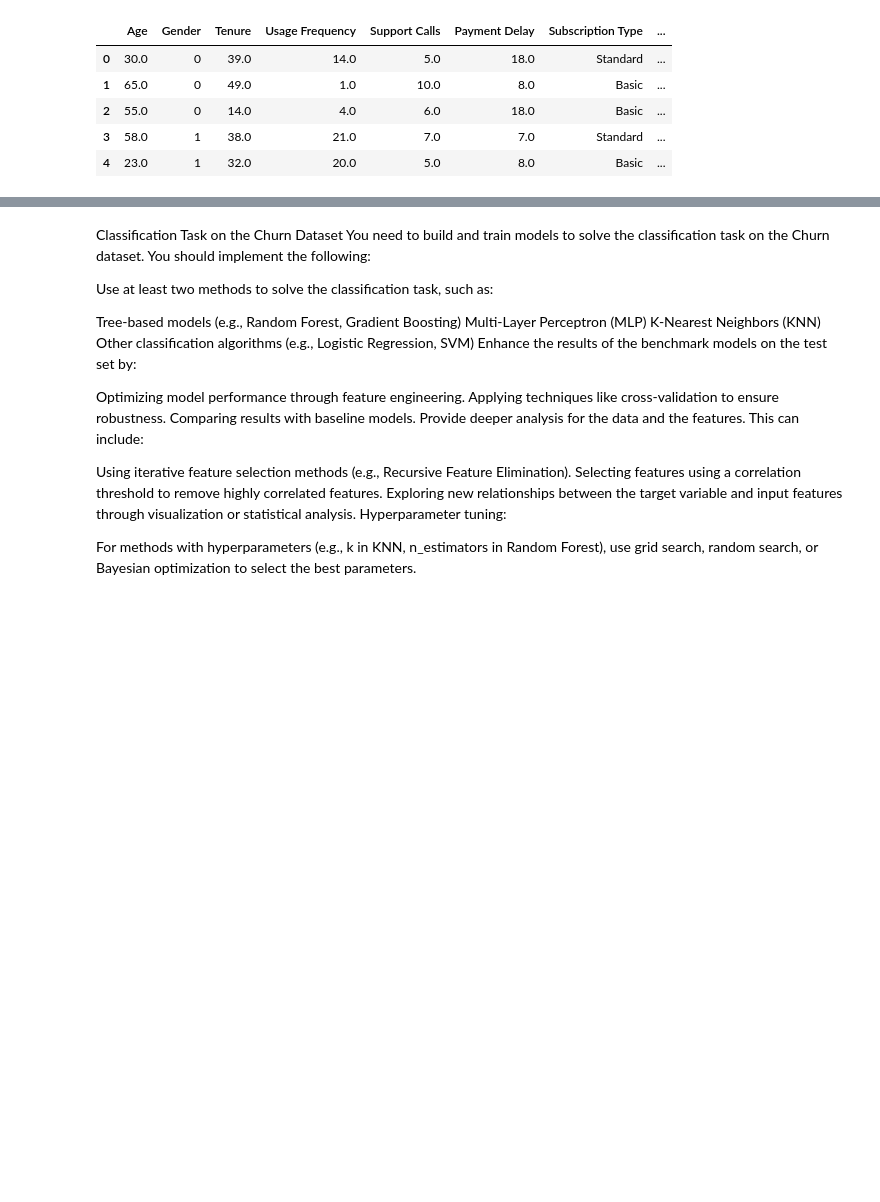
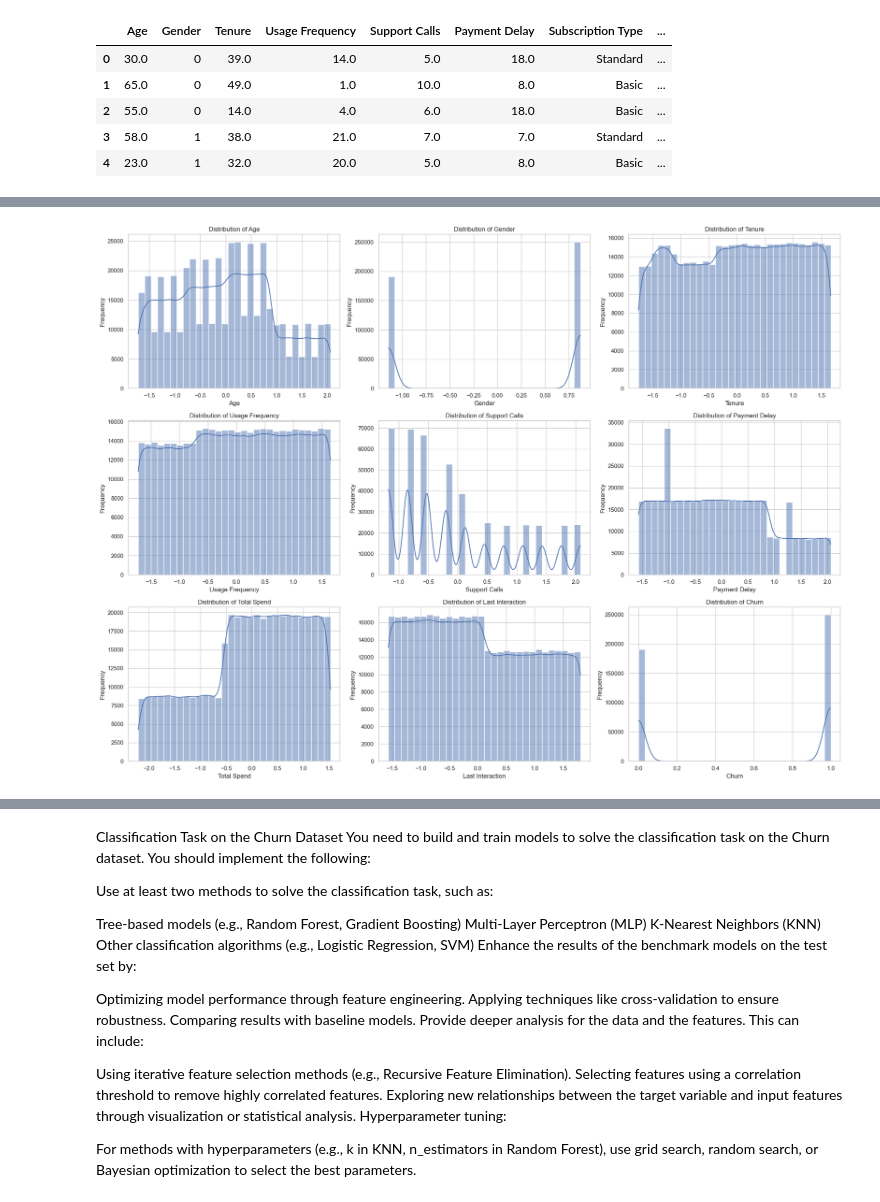
Before and after one commit to kvufee/itmo_ml_kaggle, a Jupyter notebook: hw1/classification.ipynb, the cells around one changed output, grey strips where cells are left out. Saved outputs shown, nothing was run; the diff lists cells and outputs as text; code cells hidden in the pictures; blank space fills up the shorter version.

```diff
--- a/hw1/classification.ipynb
+++ b/hw1/classification.ipynb
@@ -131,0 +204,15 @@ sns.heatmap(data_train.corr(numeric_only=True, method='pearson'), annot=True, ma
+# %%
+sns.set(style="whitegrid")
+
+plt.figure(figsize=(20, 15))
+for i, feature in enumerate(data_train.columns[:-4], 1):
+    plt.subplot(3, 3, i)
+    sns.histplot(data_train[feature], kde=True, bins=30)
+    plt.title(f'Distribution of {feature}')
+    plt.xlabel(feature)
+    plt.ylabel('Frequency')
+
+plt.tight_layout()
+plt.show()
+# %% [output]
+[figure, added]
```
Also changed, not shown: parts of 32 cells of this notebook.
